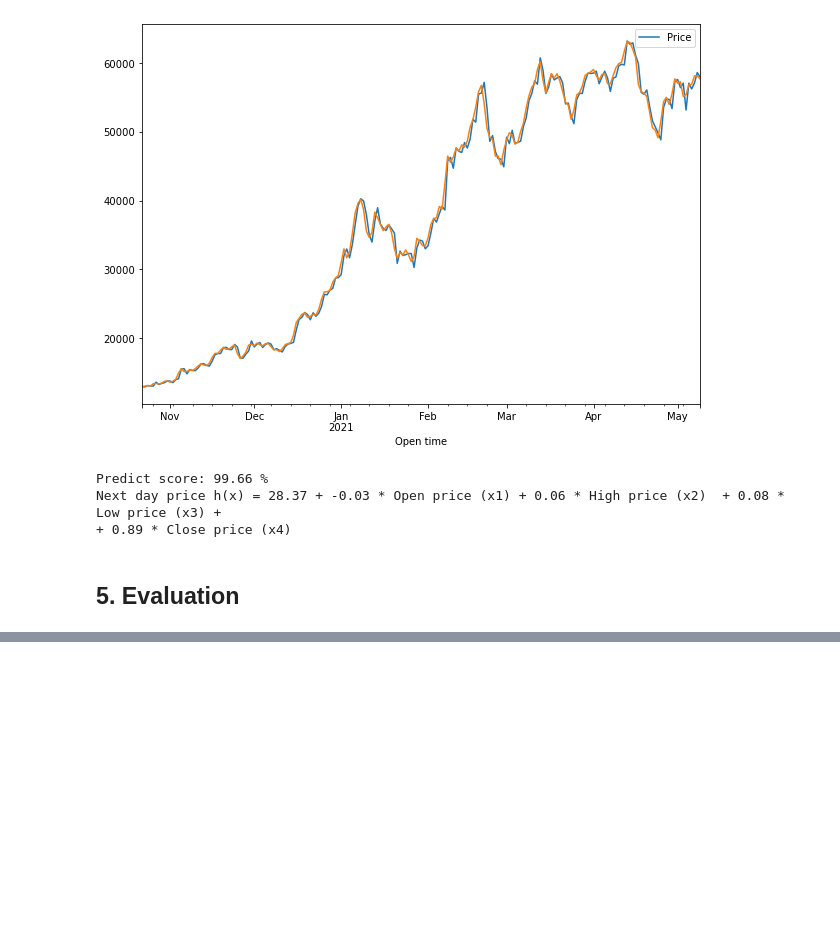
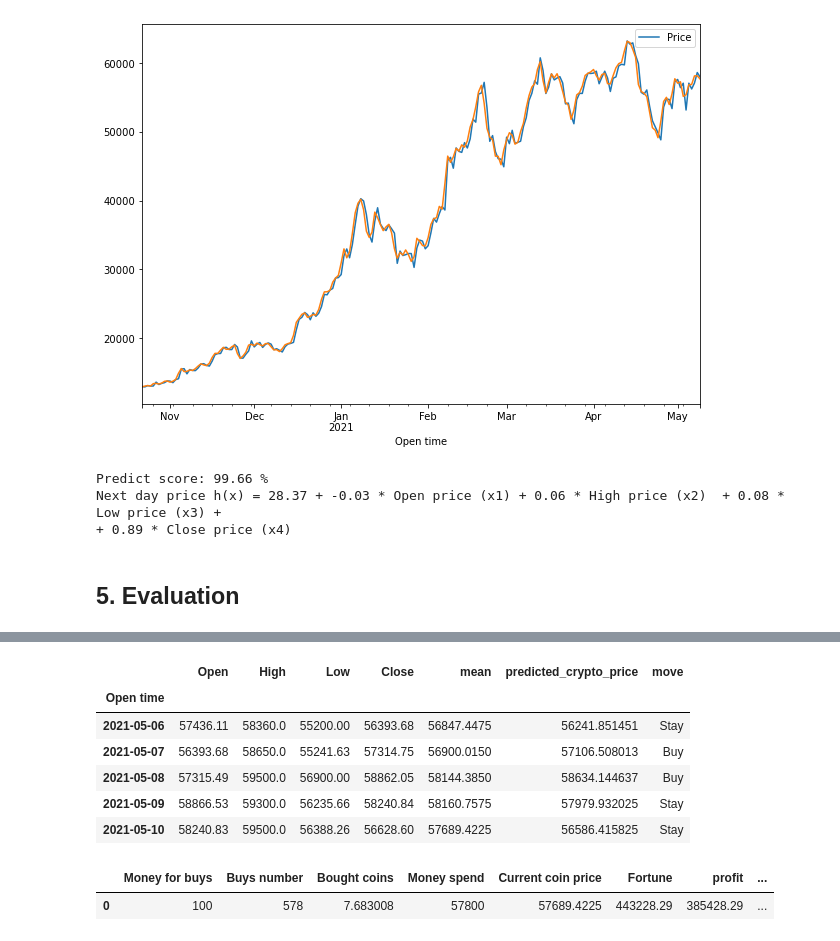
Before and after one commit to Adam-Palacz/crypto_ml, a Jupyter notebook: crypto_ml.ipynb, the cells around one changed output, grey strips where cells are left out. Cells and saved outputs as stored; diff of their text form; code cells hidden in the pictures; blank space fills up the shorter version.

```diff
--- a/crypto_ml.ipynb
+++ b/crypto_ml.ipynb
@@ -400,6 +432,14 @@ mean_predict
 # %%
-mean_predict['move'] = np.where(
-    mean_predict['mean'] < mean_predict['predicted_crypto_price'], "Buy", "Stay"
+mean_predict_result['move'] = np.where(
+    mean_predict_result['mean'] < mean_predict_result['predicted_crypto_price'], "Buy", "Stay"
 )
-mean_predict.tail(1)
+mean_predict_result.tail()
+# %% [output]
+|  | Open | High | Low | Close | mean | predicted_crypto_price | move |
+| Open time |  |  |  |  |  |  |  |
+| 2021-05-06 | 57436.11 | 58360.0 | 55200.00 | 56393.68 | 56847.4475 | 56241.851451 | Stay |
+| 2021-05-07 | 56393.68 | 58650.0 | 55241.63 | 57314.75 | 56900.0150 | 57106.508013 | Buy |
+| 2021-05-08 | 57315.49 | 59500.0 | 56900.00 | 58862.05 | 58144.3850 | 58634.144637 | Buy |
+| 2021-05-09 | 58866.53 | 59300.0 | 56235.66 | 58240.84 | 58160.7575 | 57979.932025 | Stay |
+| 2021-05-10 | 58240.83 | 59500.0 | 56388.26 | 56628.60 | 57689.4225 | 56586.415825 | Stay |
 # %%
@@ -423 +470,6 @@ print(f'Fortune: {fortune.round(2)}\nProfit: {(fortune-money_spend).round(2)}')
+# %%
+buys_simulator_df(money_buys = 100)
+# %% [output]
+|  | Money for buys | Buys number | Bought coins | Money spend | Current coin price | Fortune | profit | ... |
+| 0 | 100 | 578 | 7.683008 | 57800 | 57689.4225 | 443228.29 | 385428.29 | ... |
 # %%
```
Also changed, not shown: parts of 6 cells of this notebook.
